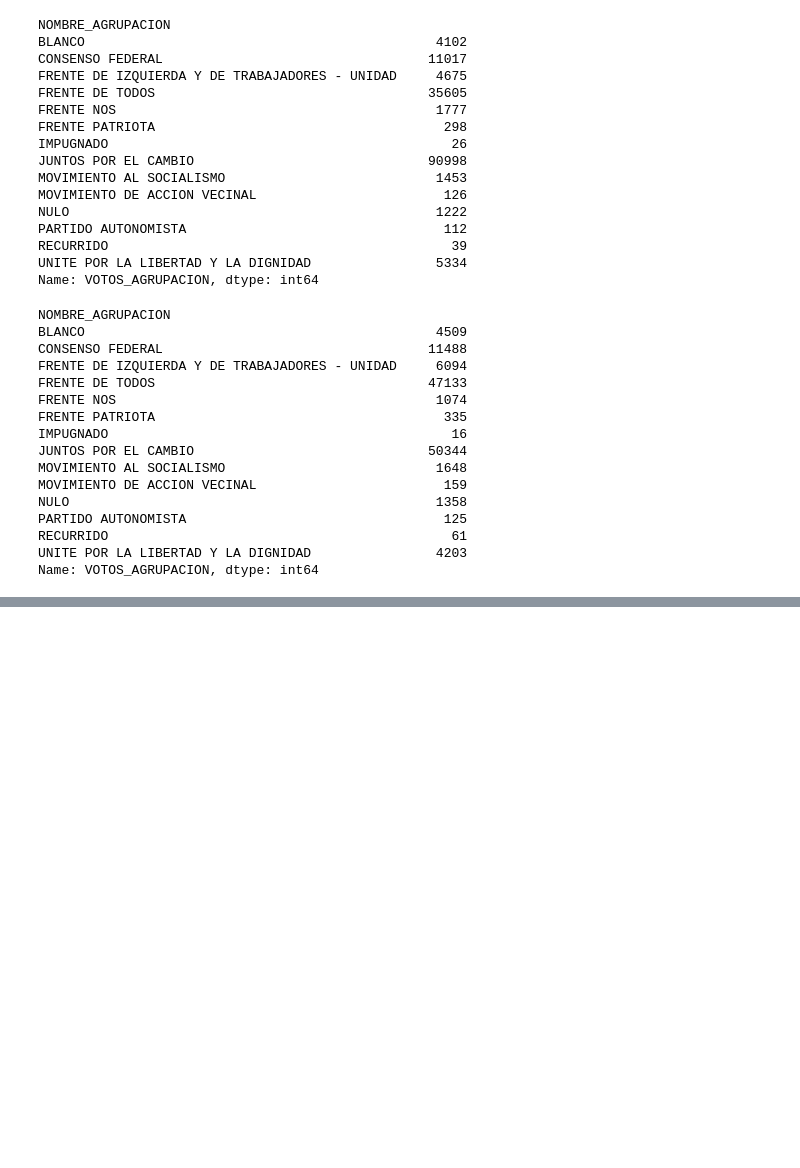
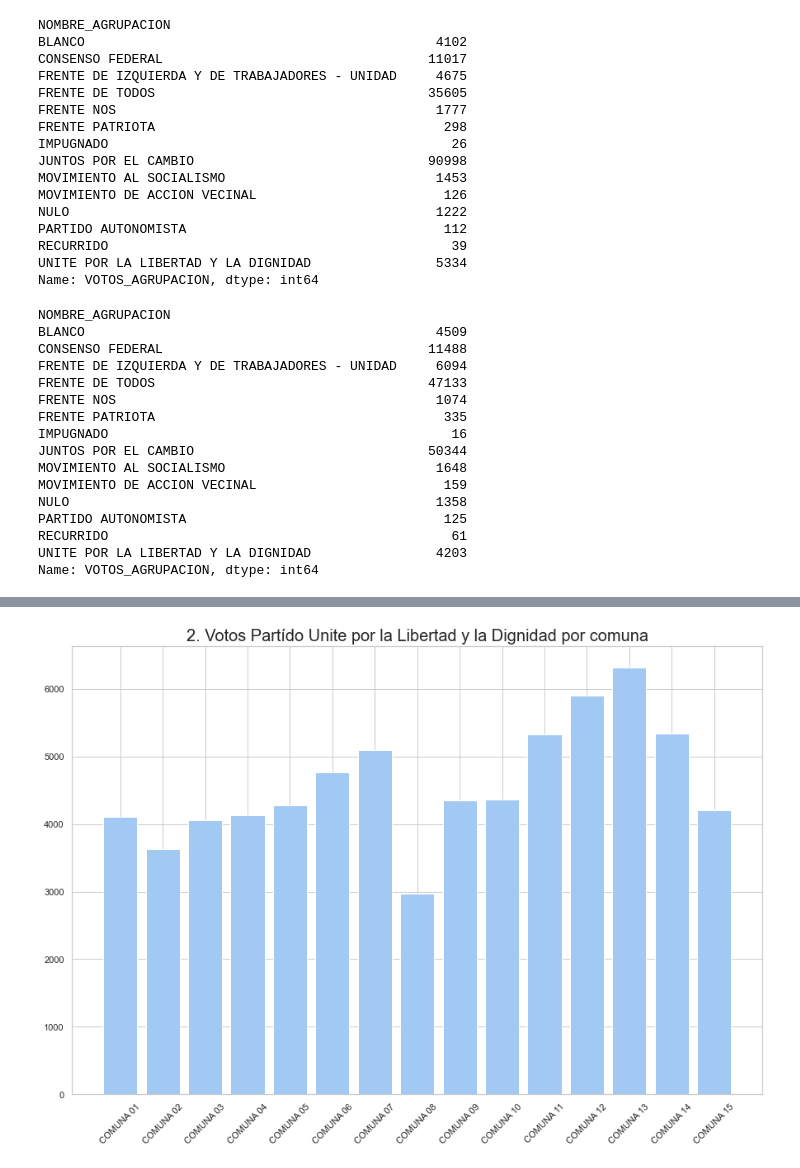
Before and after one commit to vickyfregonese/Trabajo-n2, a Jupyter notebook: TP2 FINAL.ipynb, the cells around one changed output, grey strips where cells are left out. Cells and saved outputs as stored; diff of their text form; code cells hidden in the pictures; blank space fills up the shorter version.

```diff
--- a/TP2 FINAL.ipynb
+++ b/TP2 FINAL.ipynb
@@ -513,0 +433,8 @@ plt.show()
+# %%
+plt.figure(figsize=(15,10))
+plt.bar(x=votos_comuna.index,height=votos_comuna)
+plt.xticks(rotation=45)
+plt.title("2. Votos Partído Unite por la Libertad y la Dignidad por comuna",fontsize=20)
+plt.show()
+# %% [output]
+[figure, added]
```
Also changed, not shown: parts of 19 cells of this notebook.
